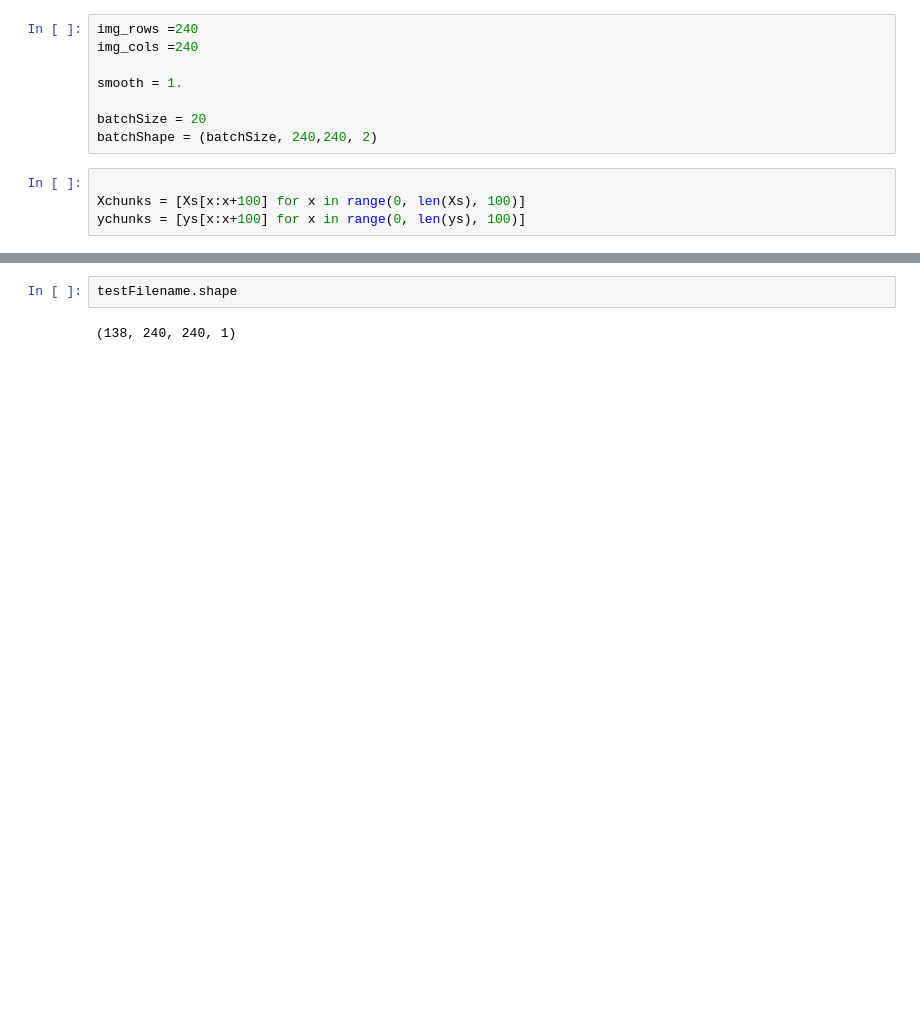
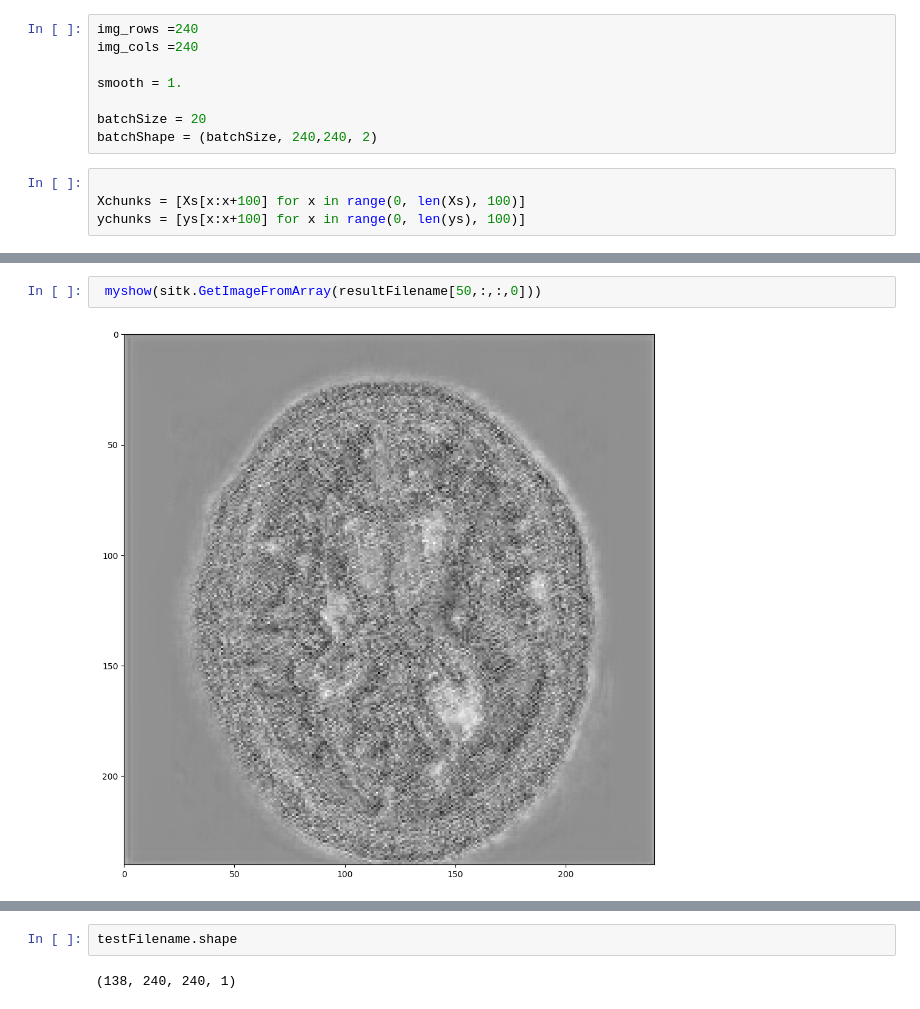
Before and after one commit to JingQin-JQ/umcu, a Jupyter notebook: src/utrecht.ipynb, the cells around one changed output, grey strips where cells are left out. Drawn from its saved outputs; the diff is of its cells as text; blank space fills up the shorter version.

```diff
--- a/src/utrecht.ipynb
+++ b/src/utrecht.ipynb
@@ -392,0 +482,4 @@ Saving predicted masks to files...
+# %%
+ myshow(sitk.GetImageFromArray(resultFilename[50,:,:,0]))
+# %% [output]
+[figure, added]
```
Also changed, not shown: parts of 14 cells of this notebook.
